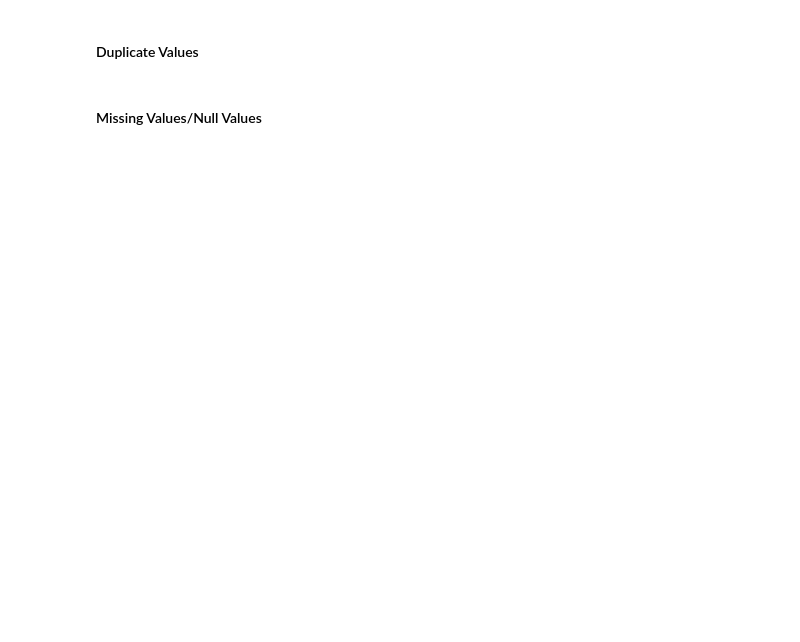
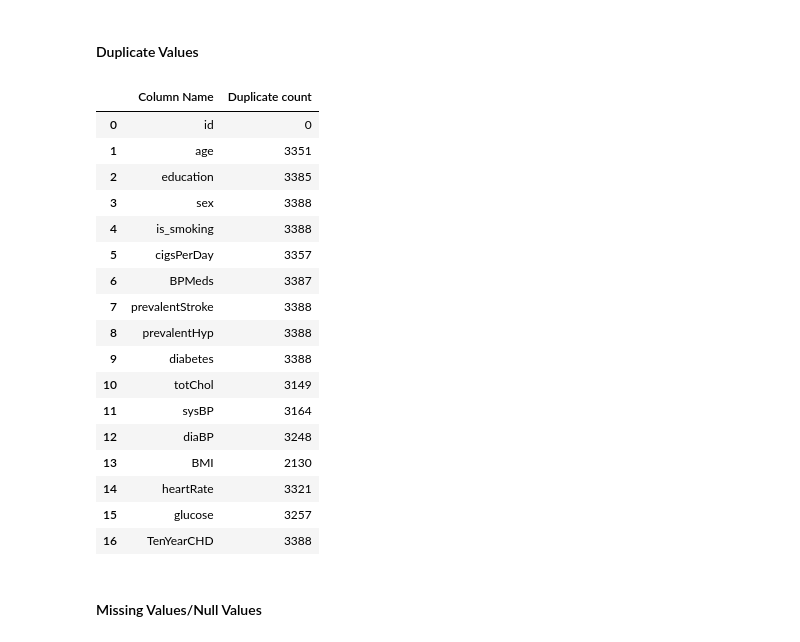
Before and after one commit to abhishekdhasmana17/Cardiovascular-Risk-Prediction, a Jupyter notebook: Cardiovascular_Risk_Prediction.ipynb, the cells around one changed output. Saved outputs shown, nothing was run; the diff lists cells and outputs as text; code cells hidden in the pictures; blank space fills up the shorter version.

```diff
--- a/Cardiovascular_Risk_Prediction.ipynb
+++ b/Cardiovascular_Risk_Prediction.ipynb
@@ -142,2 +162,24 @@ Number of columns - 17
+# %%
+# Dataset Duplicate Value Count
+pd.DataFrame([[col, data[col].duplicated().sum()] for col in data], columns = ['Column Name', 'Duplicate count'])
+# %% [output]
+|  | Column Name | Duplicate count |
+| 0 | id | 0 |
+| 1 | age | 3351 |
+| 2 | education | 3385 |
+| 3 | sex | 3388 |
+| 4 | is_smoking | 3388 |
+| 5 | cigsPerDay | 3357 |
+| 6 | BPMeds | 3387 |
+| 7 | prevalentStroke | 3388 |
+| 8 | prevalentHyp | 3388 |
+| 9 | diabetes | 3388 |
+| 10 | totChol | 3149 |
+| 11 | sysBP | 3164 |
+| 12 | diaBP | 3248 |
+| 13 | BMI | 2130 |
+| 14 | heartRate | 3321 |
+| 15 | glucose | 3257 |
+| 16 | TenYearCHD | 3388 |
 # %% [markdown]
 #### Missing Values/Null Values
```
Also changed, not shown: parts of 9 cells of this notebook.
